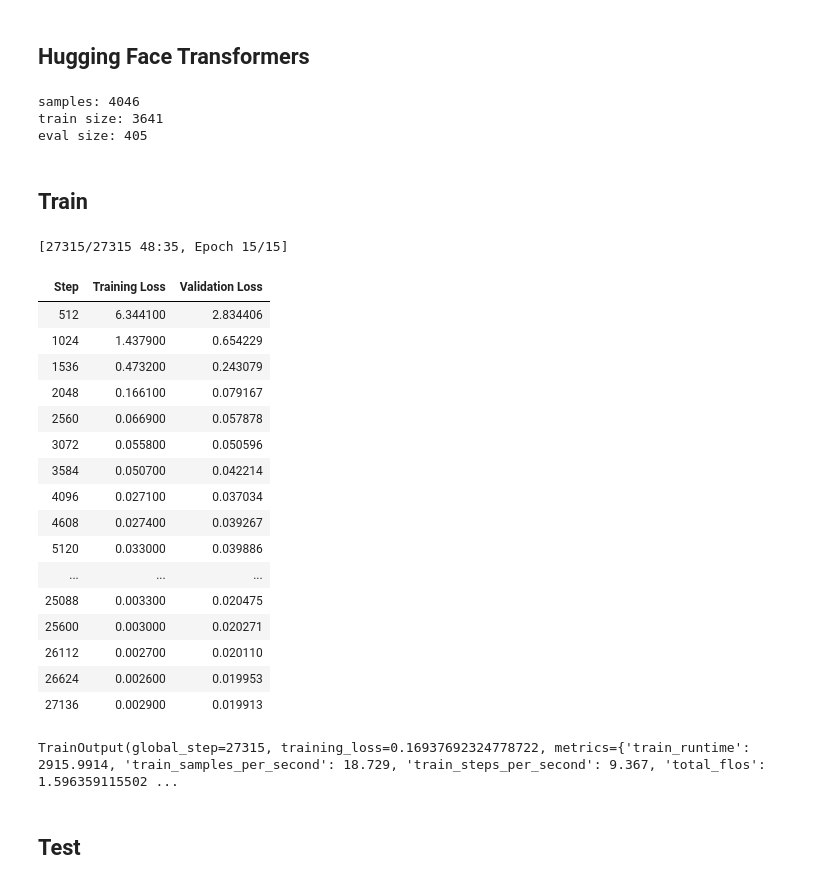
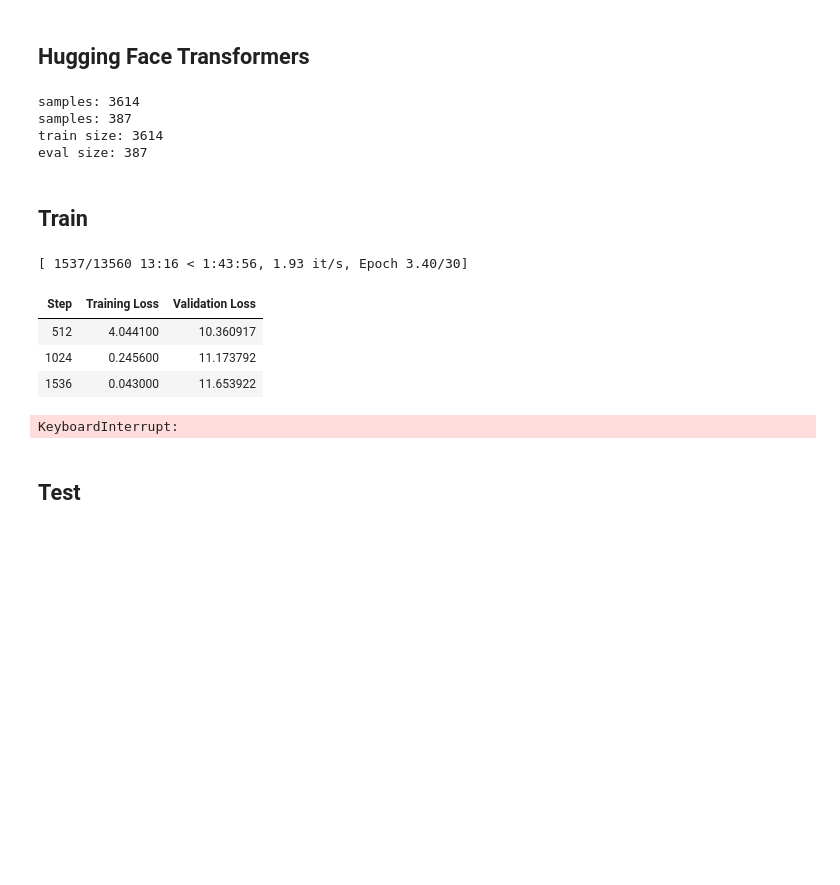
Before and after one commit to JoeyShapiro/GPT-Scratch-TimeSeries, a Jupyter notebook: gpt-timeseries.ipynb, the cells around one changed output. Cells and saved outputs as stored; diff of their text form; code cells hidden in the pictures; blank space fills up the shorter version.

```diff
--- a/gpt-timeseries.ipynb
+++ b/gpt-timeseries.ipynb
@@ -272,15 +272,15 @@ class GPTDataset(Dataset):
 # %%
 ## every id for a given token is embedded to vector of this size
 n_embd            = 768        # GPT-2
-n_head            = 4#12         # GPT-2
-n_layer           = 8#12         # GPT-2
-dropout           = 0.1        # GPT-2
+n_head            =12         # GPT-2
+n_layer           = 12         # GPT-2
+dropout           = 0.2        # GPT-2
 
 learning_rate     = 2.5e-4     # GPT-2
 vocab_size        = 50_257     # GPT-2 50_257
 block_size        = 512       # GPT-2 (context) ## N tokens in sequence
 
-batch_size        = 2
+batch_size        = 8
 # max_iters         = 512
 eval_interval     = 512
 # eval_iters        = 128
@@ -395,20 +395,24 @@ from pathlib import Path
 # input_files = [str(file) for file in Path('.').glob('00*.csv')]
 input_files = ['rcalix-clean-train.csv']
 
-dataset = GPTDataset(files=input_files, window=block_size, samples_per_file=None, stride=11)
+# TODO handle better maybe
+# TODO change n-embed
+train_dataset = GPTDataset(files=input_files, window=block_size, samples_per_file=None, stride=11, normalize=False)
+eval_dataset = GPTDataset(files=['rcalix-clean-eval.csv'], window=block_size, samples_per_file=None, stride=11, normalize=False)
 
 # split the dataset in train and validation set
-torch.manual_seed(42)
-train_size = int(0.9 * len(dataset))
-eval_size = len(dataset) - train_size
-train_dataset, eval_dataset = torch.utils.data.random_split(dataset, [train_size, eval_size])
+# torch.manual_seed(42)
+# train_size = int(0.9 * len(dataset))
+# eval_size = len(dataset) - train_size
+# train_dataset, eval_dataset = torch.utils.data.random_split(dataset, [train_size, eval_size])
 
 print('train size:', len(train_dataset))
 print('eval size:', len(eval_dataset))
 # %% [output]
-samples: 4046
-train size: 3641
-eval size: 405
+samples: 3614
+samples: 387
+train size: 3614
+eval size: 387
 # %% [markdown]
 ## Train
 # %%
@@ -421,7 +425,7 @@ output_dir = Path('models') / time.strftime("%y-%m-%d_%H")
 
 training_args = TrainingArguments(
     output_dir=output_dir,
-    num_train_epochs=15,
+    num_train_epochs=30,
     per_device_train_batch_size=batch_size,
     per_device_eval_batch_size=batch_size,
     eval_steps=eval_interval,
@@ -432,51 +436,38 @@ training_args = TrainingArguments(
     # fp16=True,  # if you want to use mixed precision training
     eval_strategy="steps",
     logging_dir="./logs",
     logging_steps=eval_interval,
     dataloader_pin_memory=False,
 )
 
 # Wrap the model
 config = GPTConfig(
     block_size=block_size,
     vocab_size=vocab_size,
     n_embd=n_embd,
     n_head=n_head,
     n_layer=n_layer,
     dropout=dropout,
 )
 
 model_for_trainer = GPTModelForTrainer(config)
 
 trainer = Trainer(
     model=model_for_trainer,
     args=training_args,
     train_dataset=train_dataset,
     eval_dataset=eval_dataset,
 )
 
 # Start training
 trainer.train()
 # %% [output]
-[27315/27315 48:35, Epoch 15/15]
+[ 1537/13560 13:16 < 1:43:56, 1.93 it/s, Epoch 3.40/30]
 | Step | Training Loss | Validation Loss |
-| 512 | 6.344100 | 2.834406 |
-| 1024 | 1.437900 | 0.654229 |
-| 1536 | 0.473200 | 0.243079 |
-| 2048 | 0.166100 | 0.079167 |
-| 2560 | 0.066900 | 0.057878 |
-| 3072 | 0.055800 | 0.050596 |
-| 3584 | 0.050700 | 0.042214 |
-| 4096 | 0.027100 | 0.037034 |
-| 4608 | 0.027400 | 0.039267 |
-| 5120 | 0.033000 | 0.039886 |
-| ... | ... | ... |
-| 25088 | 0.003300 | 0.020475 |
-| 25600 | 0.003000 | 0.020271 |
-| 26112 | 0.002700 | 0.020110 |
-| 26624 | 0.002600 | 0.019953 |
-| 27136 | 0.002900 | 0.019913 |
+| 512 | 4.044100 | 10.360917 |
+| 1024 | 0.245600 | 11.173792 |
+| 1536 | 0.043000 | 11.653922 |
-TrainOutput(global_step=27315, training_loss=0.16937692324778722, metrics={'train_runtime': 2915.9914, 'train_samples_per_second': 18.729, 'train_steps_per_second': 9.367, 'total_flos': 1.596359115502 ...
+KeyboardInterrupt:
 # %% [markdown]
 ## Test
 # %%
```
Also changed, not shown: parts of 9 cells of this notebook, 1 other file.
